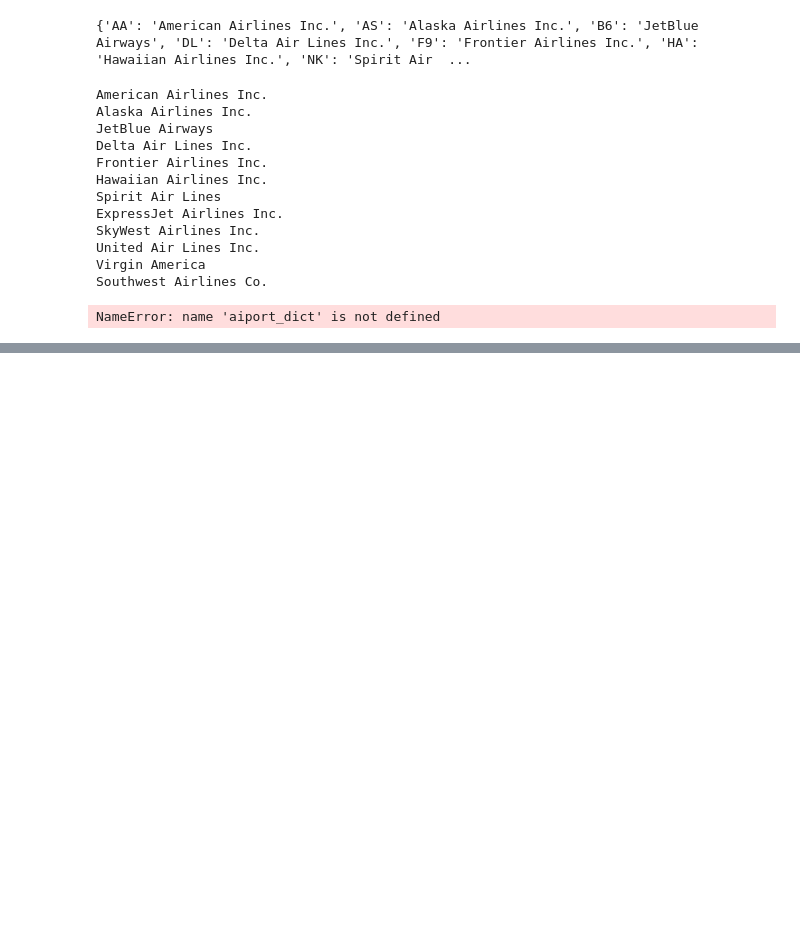
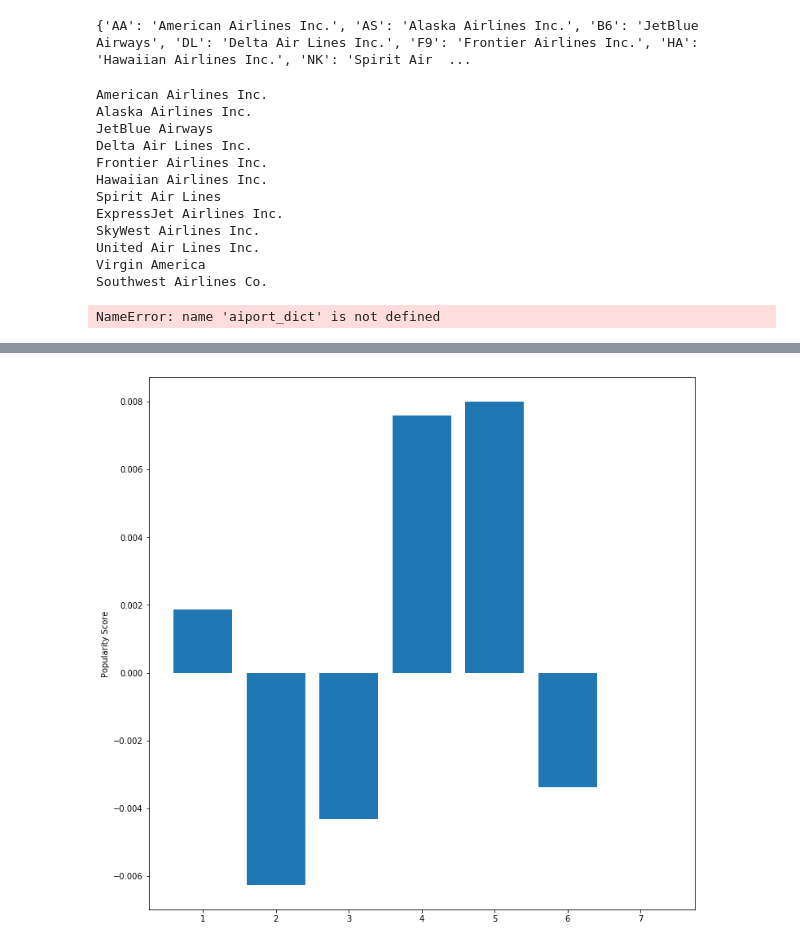
Before and after one commit to Coni63/OC_DS, a Jupyter notebook: P4/Model.ipynb, the cells around one changed output, grey strips where cells are left out. Cells and saved outputs as stored; diff of their text form; code cells hidden in the pictures; blank space fills up the shorter version.

```diff
--- a/P4/Model.ipynb
+++ b/P4/Model.ipynb
@@ -462,0 +547,15 @@ print(y_train.std())
+# %%
+x = []
+y = []
+for key, value in zip(booster.coef_, index_arr):
+    if value.startswith("DAY_"):
+        x.append(int(value[5:]))
+        y.append(key)
+
+plt.figure(figsize=(12,12))
+plt.bar(x, y)
+# plt.xticks(x_pos, people)
+plt.ylabel('Popularity Score')
+plt.show()
+# %% [output]
+[figure, added]
```
Also changed, not shown: parts of 9 cells of this notebook, 12 other files.
